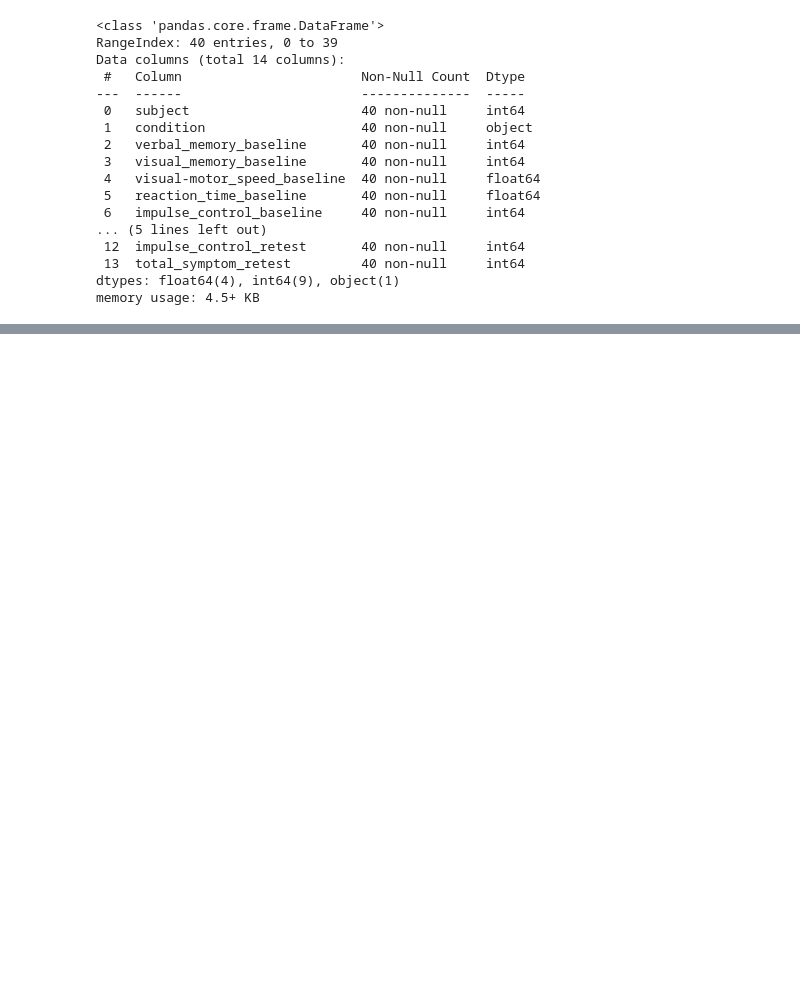
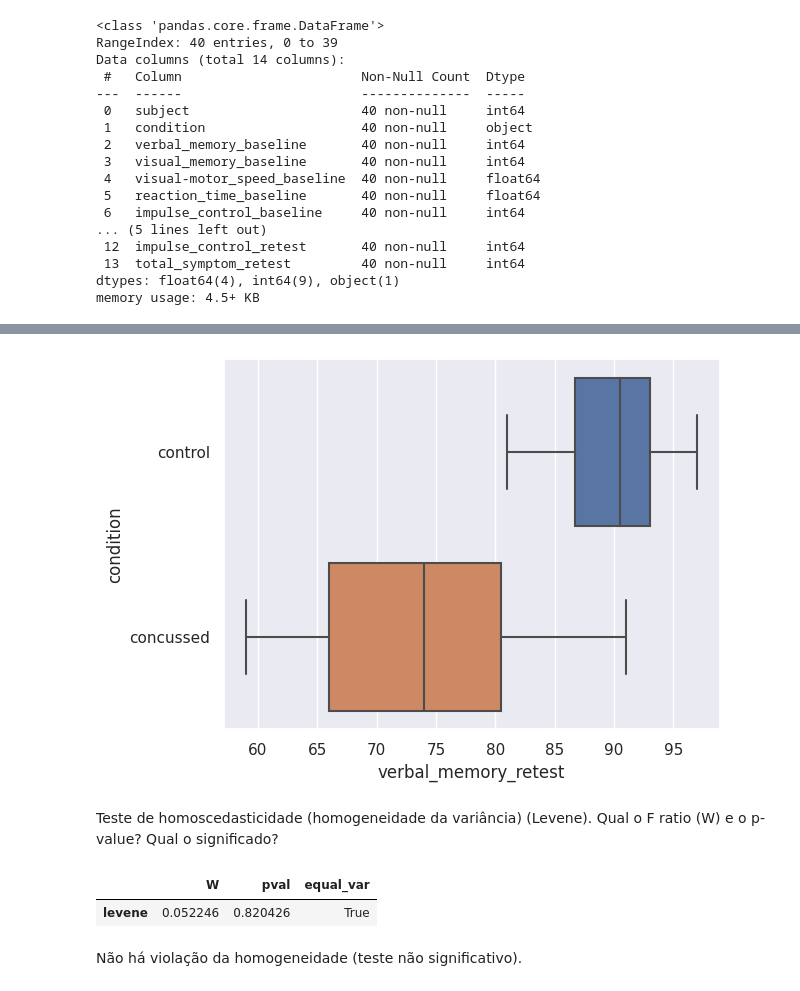
Before and after one commit to nanipumpkin/Analise_Estatistica, a Jupyter notebook: notebooks/Aula_08.ipynb, the cells around one changed output, grey strips where cells are left out. Cells and saved outputs as stored; diff of their text form; code cells hidden in the pictures; blank space fills up the shorter version.

```diff
--- a/notebooks/Aula_08.ipynb
+++ b/notebooks/Aula_08.ipynb
@@ -98,0 +150,15 @@ pingouin.ttest(x=impact['vbm_diff'], y=0, alternative='less')
+# %%
+# Visualizar distribuições nas duas condições
+sns.boxplot(x='verbal_memory_retest', y='condition', data=impact)
+plt.show()
+# %% [output]
+[figure, added]
+# %% [markdown]
+Teste de homoscedasticidade (homogeneidade da variância) (Levene). Qual o F ratio (W) e o p-value? Qual o significado?
+# %%
+pingouin.homoscedasticity(data=impact, dv='visual_memory_retest', group='condition', method='levene', alpha=0.05)
+# %% [output]
+|  | W | pval | equal_var |
+| levene | 0.052246 | 0.820426 | True |
+# %% [markdown]
+Não há violação da homogeneidade (teste não significativo).
```
Also changed, not shown: parts of 37 cells of this notebook.
